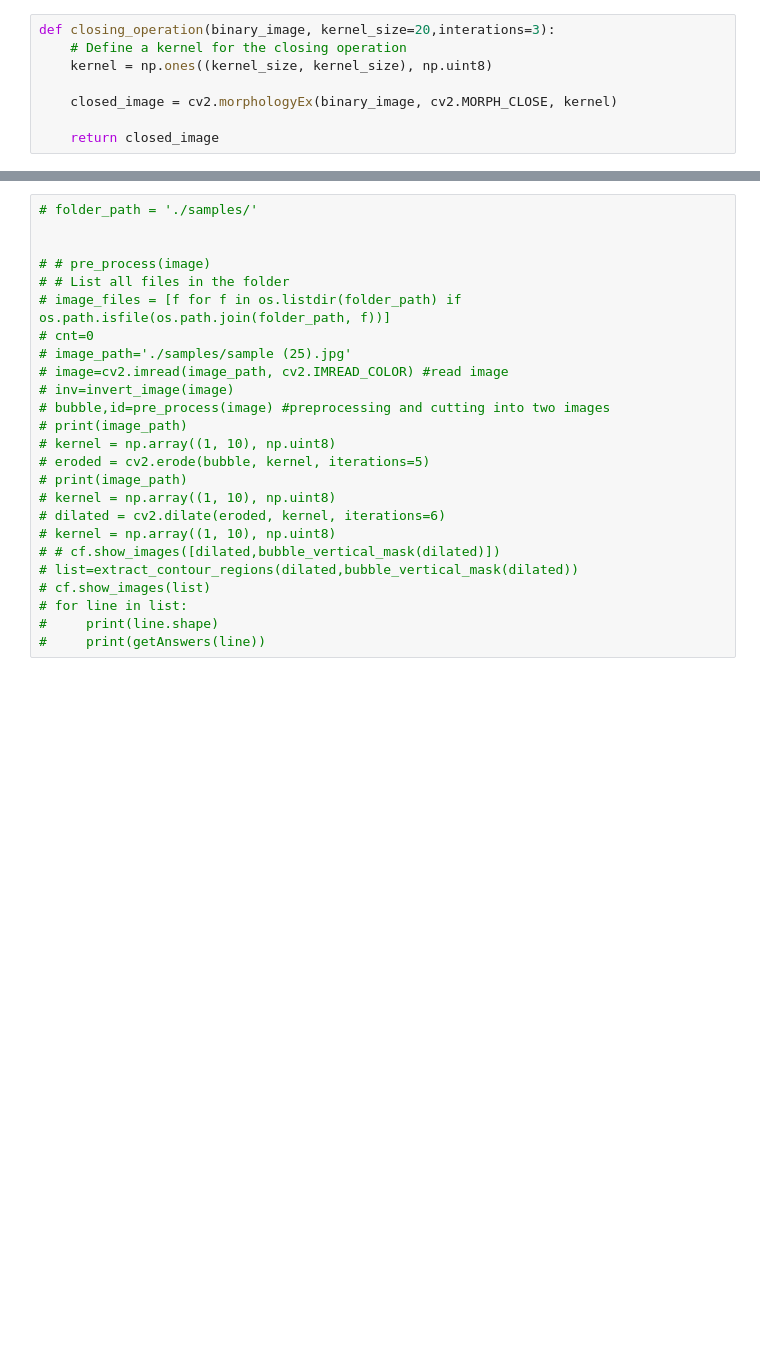
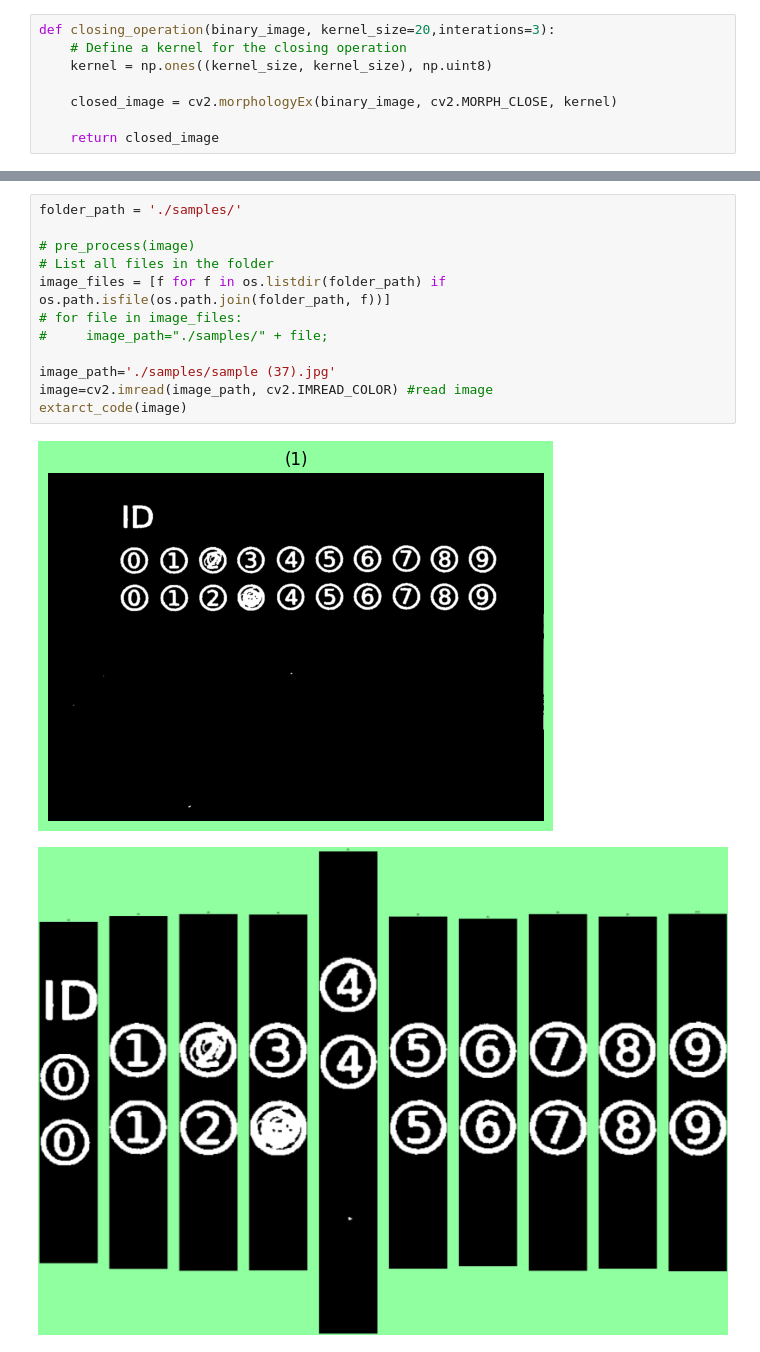
Before and after one commit to 3abqreno/Grade-Auto-Filler, a Jupyter notebook: BubbleSheet/code.ipynb, the cells around one changed output, grey strips where cells are left out. Saved outputs shown, nothing was run; the diff lists cells and outputs as text; blank space fills up the shorter version.

```diff
--- a/BubbleSheet/code.ipynb
+++ b/BubbleSheet/code.ipynb
@@ -374,25 +395,15 @@ numAnswers=4
 # %%
-# folder_path = './samples/'
+folder_path = './samples/'
 
+# pre_process(image)
+# List all files in the folder
+image_files = [f for f in os.listdir(folder_path) if os.path.isfile(os.path.join(folder_path, f))]
+# for file in image_files:
+#     image_path="./samples/" + file;
 
-# # pre_process(image)
-# # List all files in the folder
-# image_files = [f for f in os.listdir(folder_path) if os.path.isfile(os.path.join(folder_path, f))]
-# cnt=0
-# image_path='./samples/sample (25).jpg'
-# image=cv2.imread(image_path, cv2.IMREAD_COLOR) #read image
-# inv=invert_image(image)
-# bubble,id=pre_process(image) #preprocessing and cutting into two images
-# print(image_path)
-# kernel = np.array((1, 10), np.uint8)
-# eroded = cv2.erode(bubble, kernel, iterations=5)
-# print(image_path)
-# kernel = np.array((1, 10), np.uint8)
-# dilated = cv2.dilate(eroded, kernel, iterations=6)
-# kernel = np.array((1, 10), np.uint8)
-# # cf.show_images([dilated,bubble_vertical_mask(dilated)])
-# list=extract_contour_regions(dilated,bubble_vertical_mask(dilated))
-# cf.show_images(list)
-# for line in list:
-#     print(line.shape)
-#     print(getAnswers(line))
+image_path='./samples/sample (37).jpg'
+image=cv2.imread(image_path, cv2.IMREAD_COLOR) #read image
+extarct_code(image)
+# %% [output]
+[figure, added]
+[figure, added]
```
Also changed, not shown: parts of 5 cells of this notebook.
